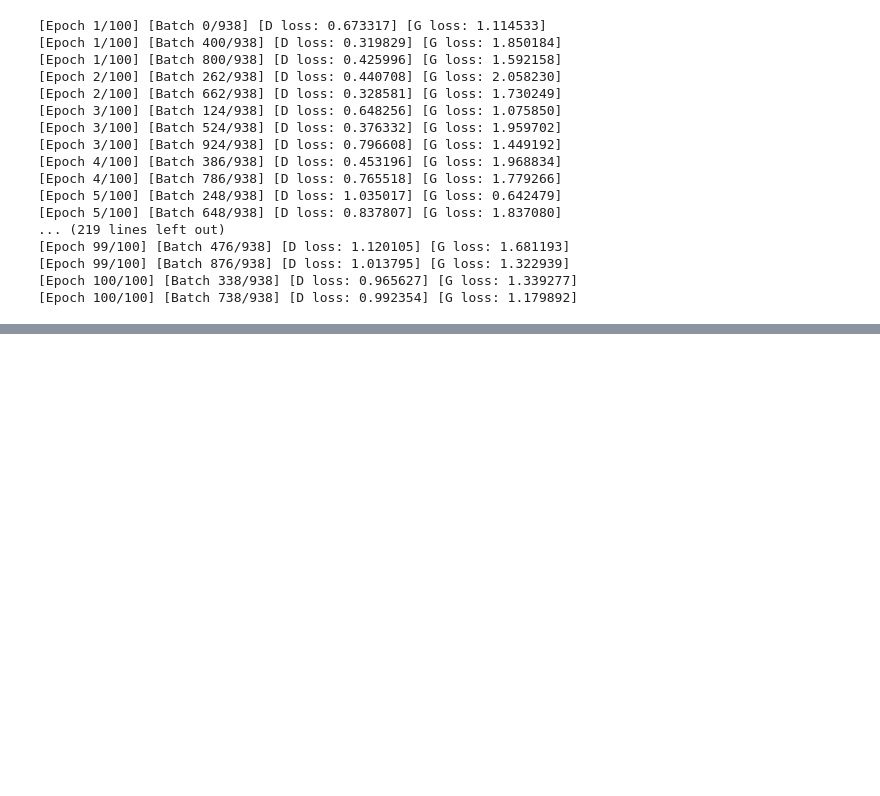
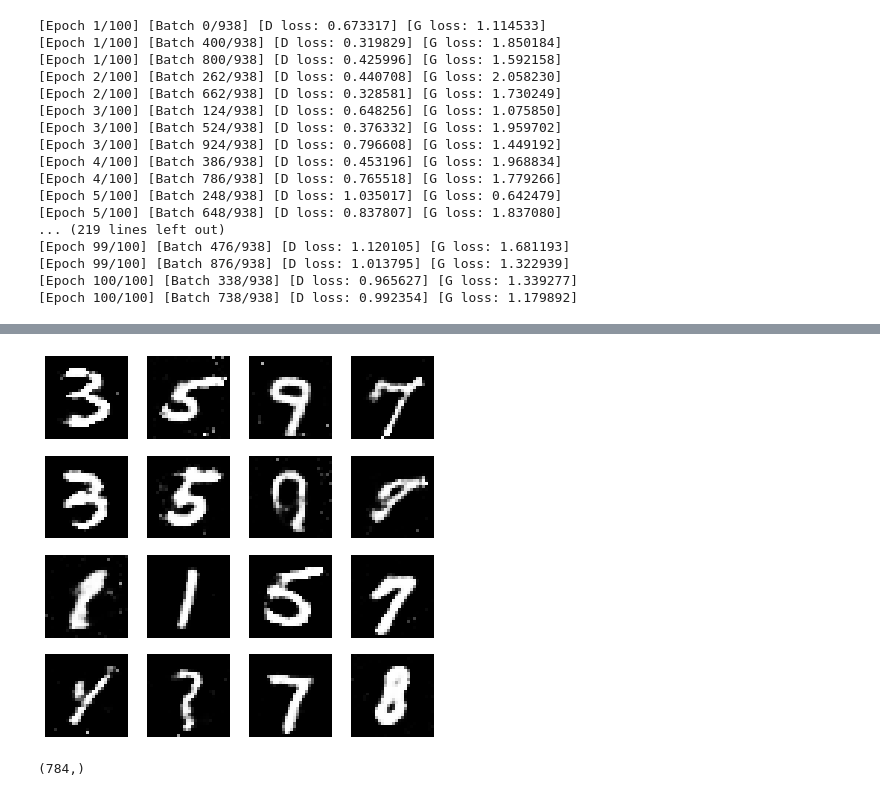
Before and after one commit to jhashekhar/generative-models, a Jupyter notebook: gans/mnist-gan.ipynb, the cells around one changed output, grey strips where cells are left out. Saved outputs shown, nothing was run; the diff lists cells and outputs as text; code cells hidden in the pictures; blank space fills up the shorter version.

```diff
--- a/gans/mnist-gan.ipynb
+++ b/gans/mnist-gan.ipynb
@@ -167,0 +185,9 @@ for epoch in range(num_epochs):
+# %%
+# Generated sample at Epoch = 100
+view_samples(99, samples)
+# %% [output]
+[figure, added]
+# %%
+samples[99][0].cpu().detach().numpy().shape
+# %% [output]
+(784,)
```
Also changed, not shown: parts of 6 cells of this notebook.
